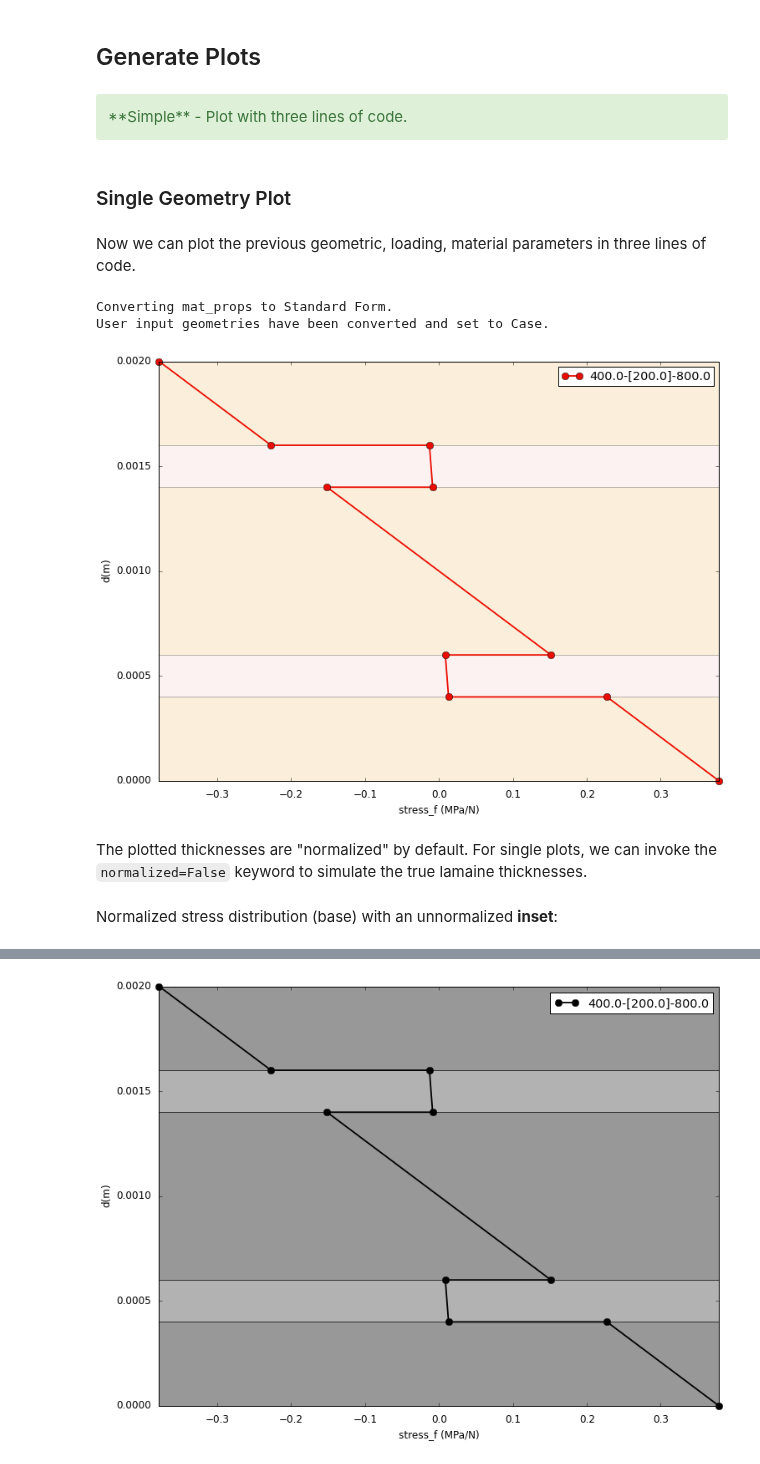
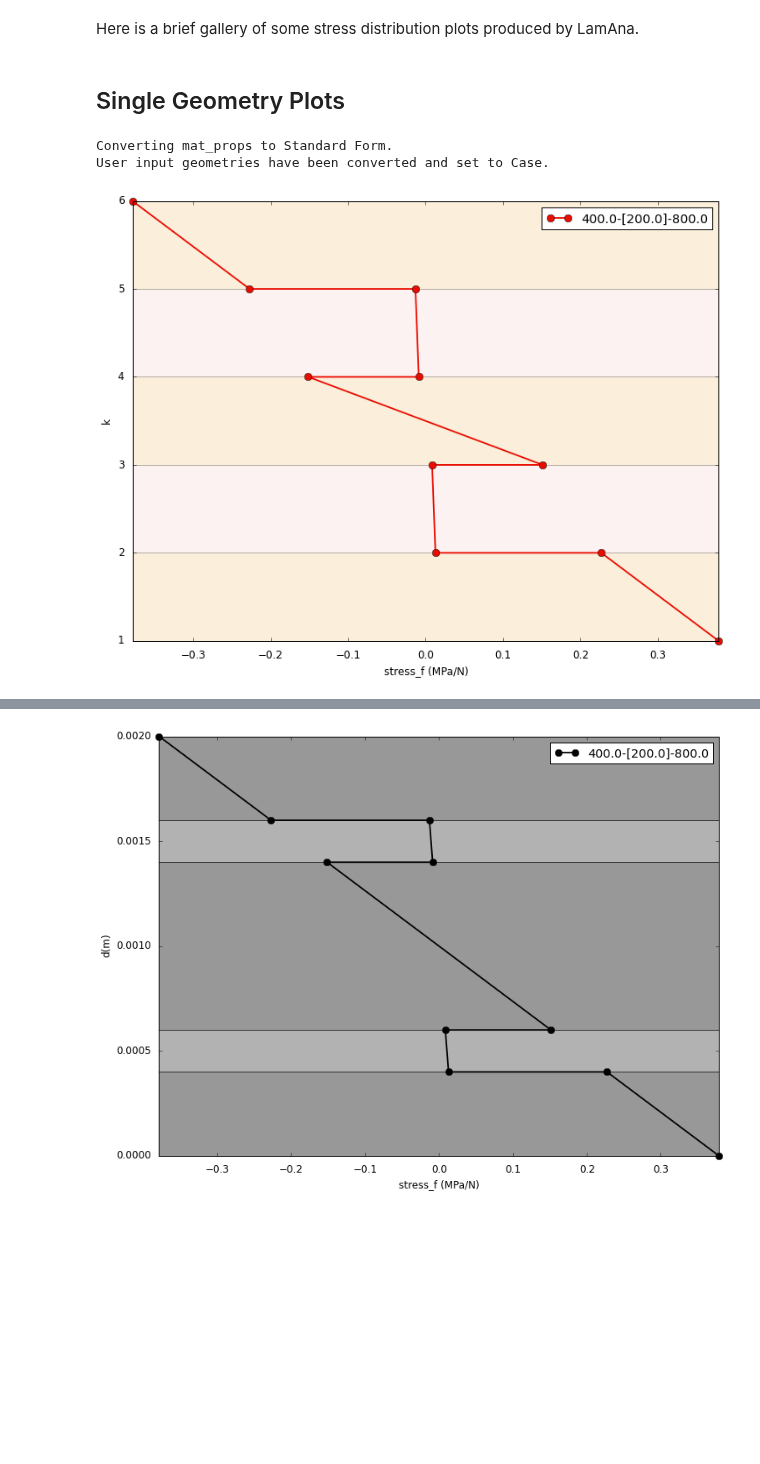
Before and after one commit to par2/lamana, a Jupyter notebook: docs/showcase.ipynb, the cells around one changed output, grey strips where cells are left out. Saved outputs shown, nothing was run; the diff lists cells and outputs as text; code cells hidden in the pictures; blank space fills up the shorter version.

Commit message:
Redo doc index; add and edit docs
- Remove most text from Quick View/Showcase; only visuals
- Add real code examples to Getting Started
- Rename titles
- Minor edits
- Add support doc

```diff
--- a/docs/showcase.ipynb
+++ b/docs/showcase.ipynb
@@ -55,20 +49,12 @@ multiple_geos = [
+# %% [markdown]
+Here is a brief gallery of some stress distribution plots produced by LamAna.
 # %% [markdown]
-## Generate Plots
+## Single Geometry Plots
-# %% [markdown]
-<div class="alert alert-success">**Simple** - Plot with three lines of code.</div>
-# %% [markdown]
-### Single Geometry Plot
-# %% [markdown]
-Now we can plot the previous geometric, loading, material parameters in three lines of code.
 # %%
 case1 = la.distributions.Case(load_params, mat_props)      # instantiate a User Input Case Object through distributions
 case1.apply(single_geo)
-case1.plot(normalized=False)
+case1.plot()
 # %% [output]
 Converting mat_props to Standard Form.
 User input geometries have been converted and set to Case.
-[figure, old version]
+[figure, new version]
-# %% [markdown]
-The plotted thicknesses are "normalized" by default.  For single plots, we can invoke the `normalized=False` keyword to simulate the true lamaine thicknesses.
-# %% [markdown]
-Normalized stress distribution (base) with an unnormalized **inset**:
```
Also changed, not shown: parts of 38 cells of this notebook, 10 other files.
